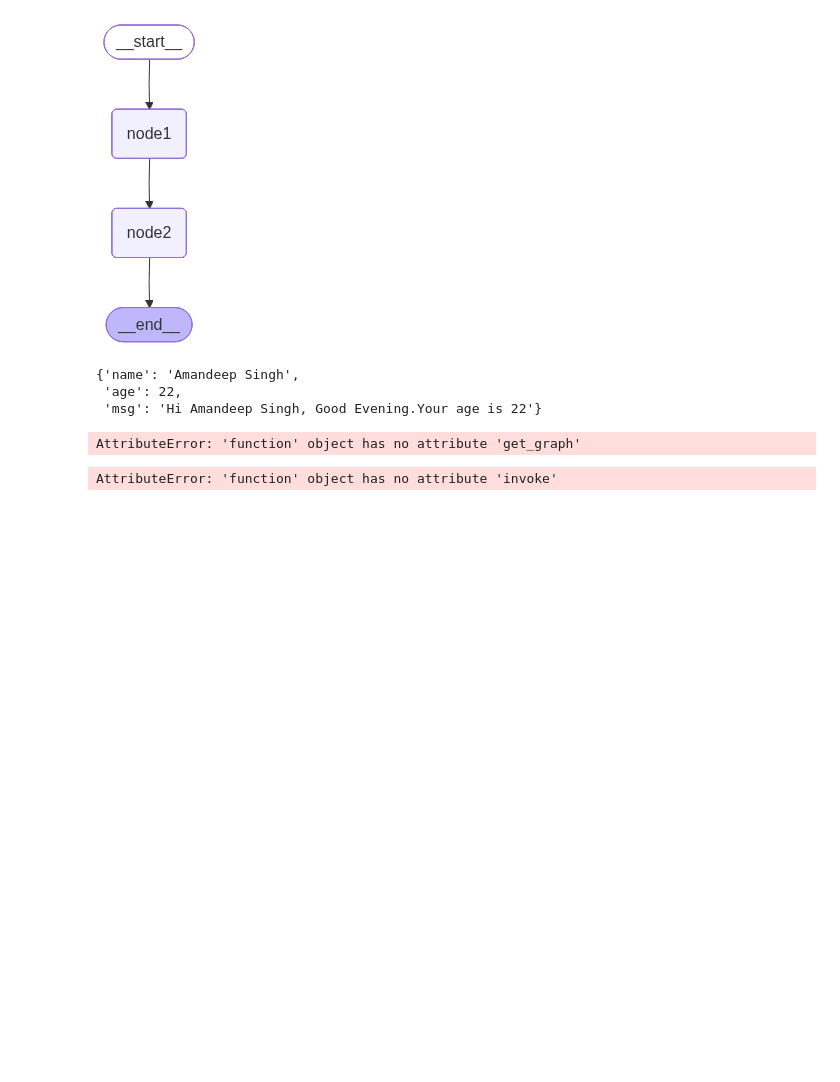
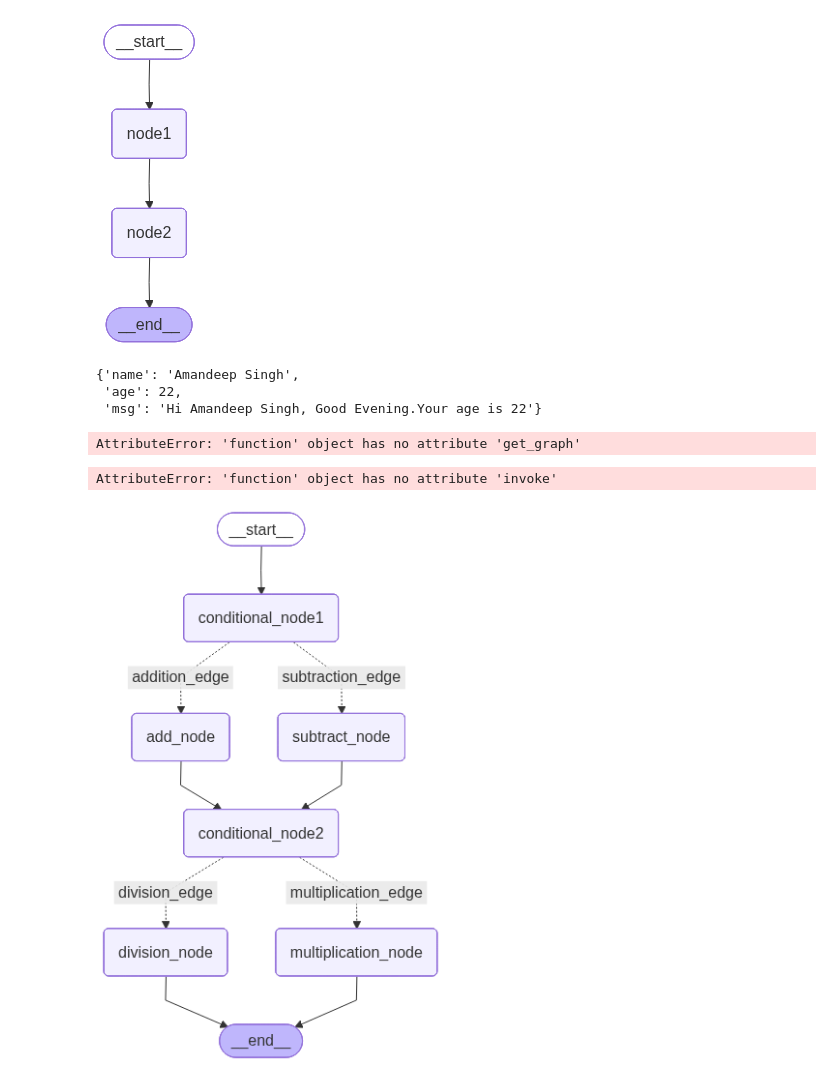
Before and after one commit to Vanshikababral/SUMMERPEP, a Jupyter notebook: Langgraph/multiNodeGraph.ipynb, the cells around one changed output. Saved outputs shown, nothing was run; the diff lists cells and outputs as text; code cells hidden in the pictures; blank space fills up the shorter version.

Commit message:
Added LoopGraphs in LoopGraph

```diff
--- a/Langgraph/multiNodeGraph.ipynb
+++ b/Langgraph/multiNodeGraph.ipynb
@@ -97,3 +97,91 @@ app.invoke({
 })
 # %% [output]
 AttributeError: 'function' object has no attribute 'invoke'
+# %%
+from typing import Dict, TypedDict
+from langgraph.graph import StateGraph
+
+class AgentState(TypedDict):
+    num1 : int
+    num2 : int
+    num3 : int
+    operation1 : str
+    operation2 : str
+    result1 : int
+    final_result : int
+def addition(state : AgentState) -> AgentState:
+    state['result1'] = state['num1'] + state['num2']
+    return state
+def subtraction(state : AgentState) -> AgentState:
+    state['result1'] = state['num1'] - state['num2']
+    return state
+def division(state : AgentState) -> AgentState:
+    state['final_result'] = state['result1'] / state['num3']
+    return state
+def multiplication(state : AgentState) -> AgentState:
+    state['final_result'] = state['result1'] * state['num3']
+    return state
+def conditional_node1(state : AgentState) -> AgentState:
+    return state
+
+def decider_function1(state : AgentState) -> str:
+    if (state['operation1'] == '+'):
+        return "addition_edge"
+    else:
+        return "subtraction_edge"
+def conditional_node2(state : AgentState) -> AgentState:
+    return state
+
+def decider_function2(state : AgentState) -> str:
+    if (state['operation2'] == '*'):
+        return "multiplication_edge"
+    else:
+        return "division_edge"
+graph = StateGraph(AgentState)
+graph.add_node("add_node", addition)
+graph.add_node("subtract_node", subtraction)
+graph.add_node("division_node", division)
+graph.add_node("multiplication_node", multiplication)
+graph.add_node("conditional_node1", conditional_node1)
+graph.add_node("conditional_node2", conditional_node2)
+
+graph.add_edge("add_node", "conditional_node2")
+graph.add_edge("subtract_node", "conditional_node2")
+
+
+graph.set_entry_point("conditional_node1")
+
+graph.add_conditional_edges(
+    "conditional_node1",
+    decider_function1,
+    {
+        "addition_edge" : "add_node",
+        "subtraction_edge" : "subtract_node"
+    }
+)
+
+graph.add_conditional_edges(
+    "conditional_node2",
+    decider_function2,
+    {
+        "division_edge" : "division_node",
+        "multiplication_edge" : "multiplication_node"
+    }
+)
+
+
+graph.set_finish_point("division_node")
+graph.set_finish_point("multiplication_node")
+app = graph.compile()
+
+from IPython.display import display, Image
+display(Image(app.get_graph().draw_mermaid_png()))
+app.invoke({
+    'num1' : 10,
+    'num2' : 20,
+    'operation1' : '+',
+    'num3' : 5,
+    'operation2' : '*'
+})
+# %% [output]
+[figure, added]
```
Also changed, not shown: parts of 1 cell of this notebook, 2 other files.
